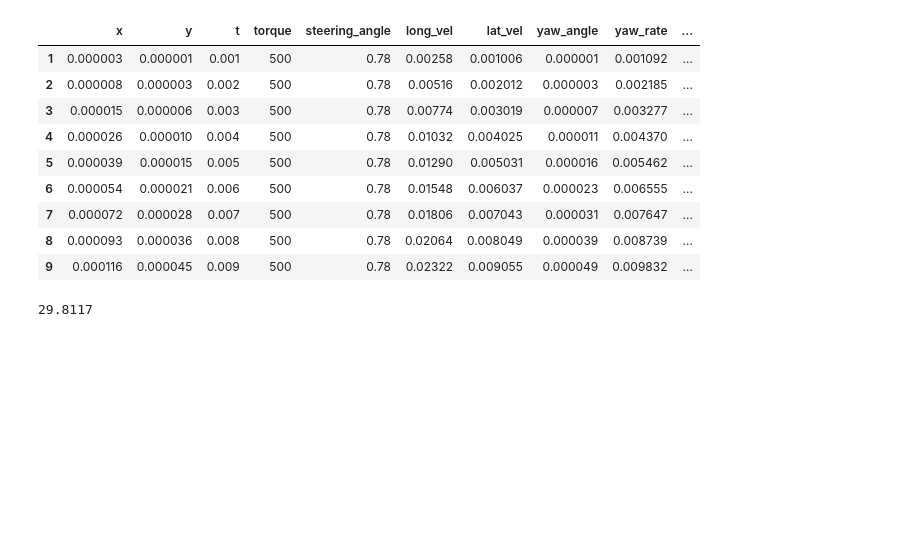
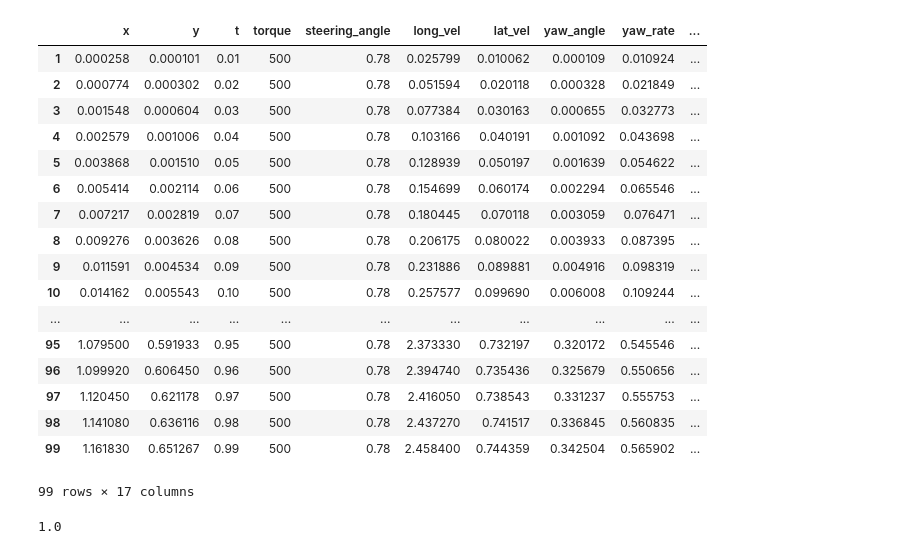
Before and after one commit to AvaRat/dynamic-model-car-simulator, a Jupyter notebook: simulator_visualization.ipynb, the cells around one changed output. Cells and saved outputs as stored; diff of their text form; code cells hidden in the pictures; blank space fills up the shorter version.

```diff
--- a/simulator_visualization.ipynb
+++ b/simulator_visualization.ipynb
@@ -1,27 +1,38 @@
 # %%
 import pandas as pd
 import numpy as np
 import matplotlib.pyplot as plt
 import matplotlib.gridspec as gridspec
 
 data_raw = pd.read_csv('/home/marcel/catkin_ws/src/dynamic-model-car-simulator/data.csv')
 data = pd.DataFrame(data=data_raw)
-data[1:10]
+data[1:100]
 #plt.plot(data['x'], data['t'])
 
 #print('experiment end time: ' + repr(np.max(data['t'])) + 's')
 # %% [output]
 |  | x | y | t | torque | steering_angle | long_vel | lat_vel | yaw_angle | yaw_rate | ... |
-| 1 | 0.000003 | 0.000001 | 0.001 | 500 | 0.78 | 0.00258 | 0.001006 | 0.000001 | 0.001092 | ... |
-| 2 | 0.000008 | 0.000003 | 0.002 | 500 | 0.78 | 0.00516 | 0.002012 | 0.000003 | 0.002185 | ... |
-| 3 | 0.000015 | 0.000006 | 0.003 | 500 | 0.78 | 0.00774 | 0.003019 | 0.000007 | 0.003277 | ... |
-| 4 | 0.000026 | 0.000010 | 0.004 | 500 | 0.78 | 0.01032 | 0.004025 | 0.000011 | 0.004370 | ... |
-| 5 | 0.000039 | 0.000015 | 0.005 | 500 | 0.78 | 0.01290 | 0.005031 | 0.000016 | 0.005462 | ... |
-| 6 | 0.000054 | 0.000021 | 0.006 | 500 | 0.78 | 0.01548 | 0.006037 | 0.000023 | 0.006555 | ... |
-| 7 | 0.000072 | 0.000028 | 0.007 | 500 | 0.78 | 0.01806 | 0.007043 | 0.000031 | 0.007647 | ... |
-| 8 | 0.000093 | 0.000036 | 0.008 | 500 | 0.78 | 0.02064 | 0.008049 | 0.000039 | 0.008739 | ... |
-| 9 | 0.000116 | 0.000045 | 0.009 | 500 | 0.78 | 0.02322 | 0.009055 | 0.000049 | 0.009832 | ... |
+| 1 | 0.000258 | 0.000101 | 0.01 | 500 | 0.78 | 0.025799 | 0.010062 | 0.000109 | 0.010924 | ... |
+| 2 | 0.000774 | 0.000302 | 0.02 | 500 | 0.78 | 0.051594 | 0.020118 | 0.000328 | 0.021849 | ... |
+| 3 | 0.001548 | 0.000604 | 0.03 | 500 | 0.78 | 0.077384 | 0.030163 | 0.000655 | 0.032773 | ... |
+| 4 | 0.002579 | 0.001006 | 0.04 | 500 | 0.78 | 0.103166 | 0.040191 | 0.001092 | 0.043698 | ... |
+| 5 | 0.003868 | 0.001510 | 0.05 | 500 | 0.78 | 0.128939 | 0.050197 | 0.001639 | 0.054622 | ... |
+| 6 | 0.005414 | 0.002114 | 0.06 | 500 | 0.78 | 0.154699 | 0.060174 | 0.002294 | 0.065546 | ... |
+| 7 | 0.007217 | 0.002819 | 0.07 | 500 | 0.78 | 0.180445 | 0.070118 | 0.003059 | 0.076471 | ... |
+| 8 | 0.009276 | 0.003626 | 0.08 | 500 | 0.78 | 0.206175 | 0.080022 | 0.003933 | 0.087395 | ... |
+| 9 | 0.011591 | 0.004534 | 0.09 | 500 | 0.78 | 0.231886 | 0.089881 | 0.004916 | 0.098319 | ... |
+| 10 | 0.014162 | 0.005543 | 0.10 | 500 | 0.78 | 0.257577 | 0.099690 | 0.006008 | 0.109244 | ... |
+| ... | ... | ... | ... | ... | ... | ... | ... | ... | ... | ... |
+| 95 | 1.079500 | 0.591933 | 0.95 | 500 | 0.78 | 2.373330 | 0.732197 | 0.320172 | 0.545546 | ... |
+| 96 | 1.099920 | 0.606450 | 0.96 | 500 | 0.78 | 2.394740 | 0.735436 | 0.325679 | 0.550656 | ... |
+| 97 | 1.120450 | 0.621178 | 0.97 | 500 | 0.78 | 2.416050 | 0.738543 | 0.331237 | 0.555753 | ... |
+| 98 | 1.141080 | 0.636116 | 0.98 | 500 | 0.78 | 2.437270 | 0.741517 | 0.336845 | 0.560835 | ... |
+| 99 | 1.161830 | 0.651267 | 0.99 | 500 | 0.78 | 2.458400 | 0.744359 | 0.342504 | 0.565902 | ... |
+99 rows × 17 columns
-# %%
-np.max(data['slip_angle_f'])
-# %% [output]
-29.8117
+# %%
+torque = data['torque']
+torque_n = sum(torque == np.max(torque))
+torque_change_t = data['t'][torque_n]
+torque_change_t
+# %% [output]
+1.0
```
Also changed, not shown: parts of 9 cells of this notebook, 4 other files.
